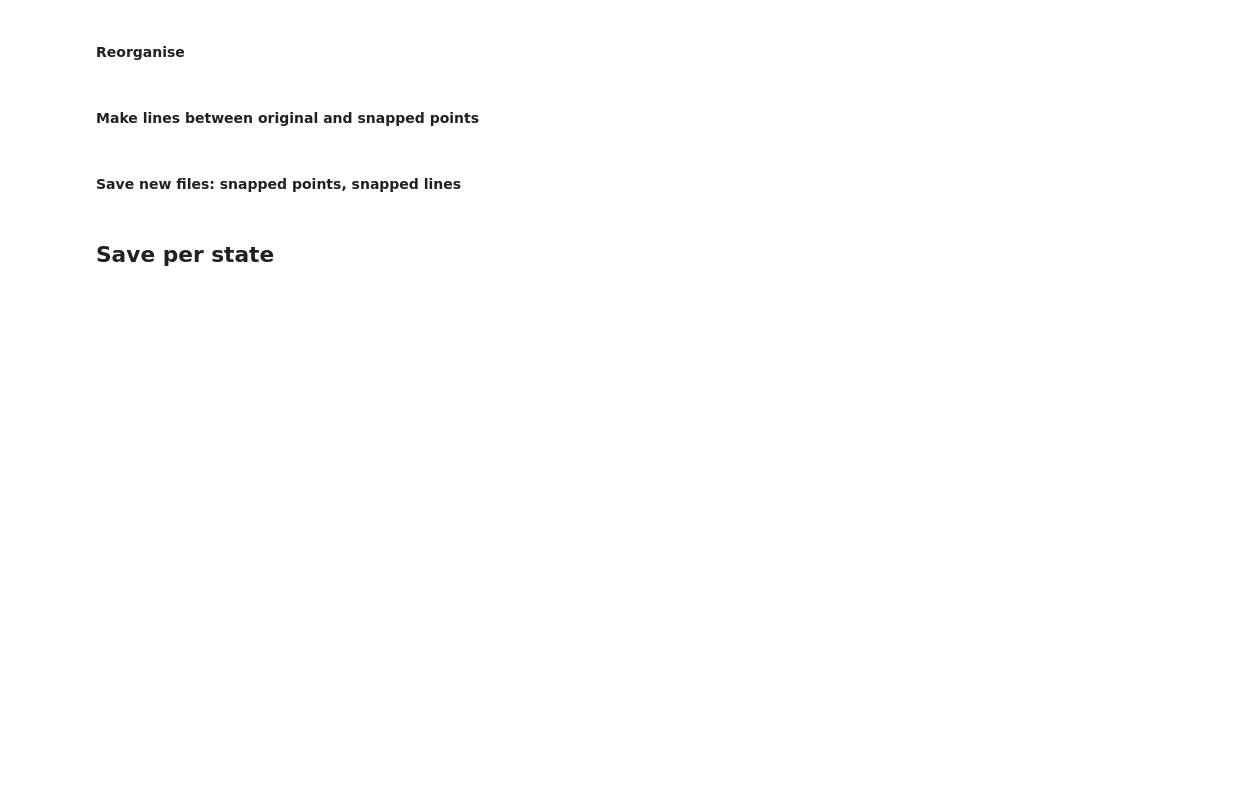
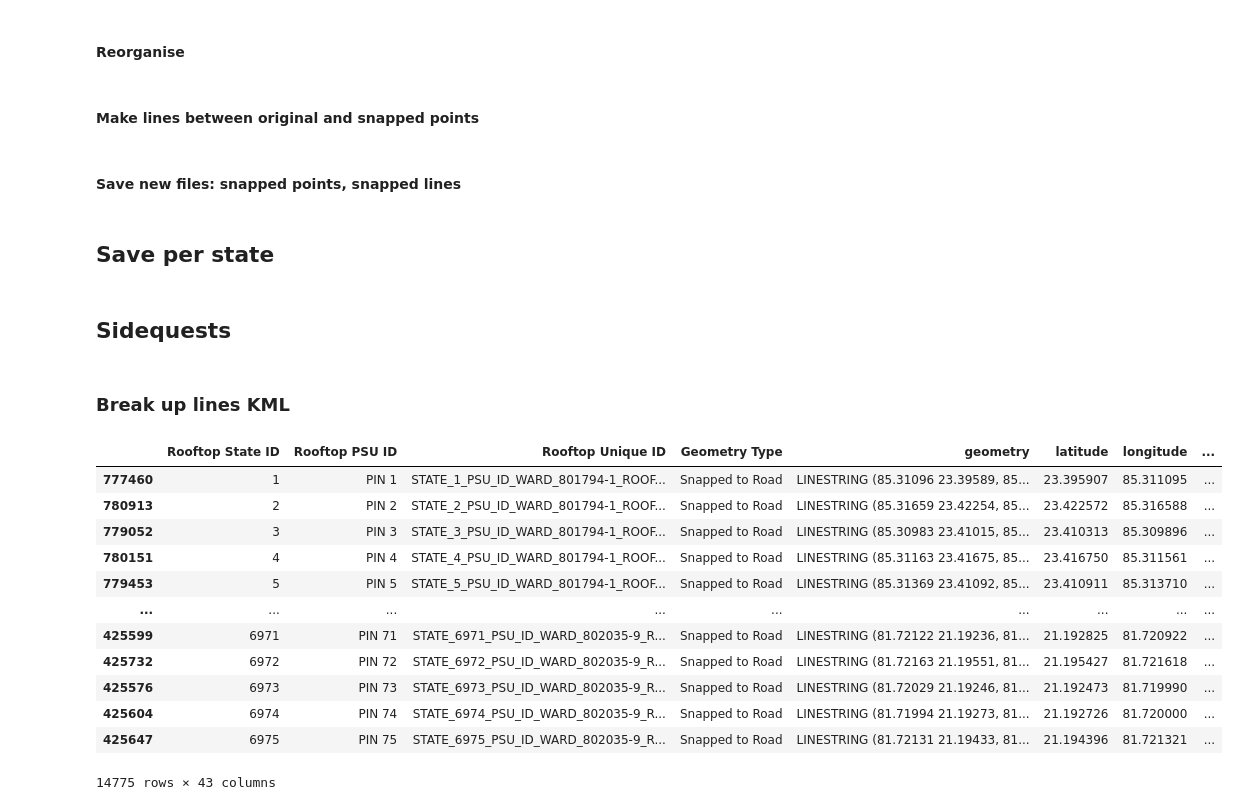
Before and after one commit to IDinsight/rooftop_sampling, a Jupyter notebook: Panel/load_match_sample_training.ipynb, the cells around one changed output. Drawn from its saved outputs; the diff is of its cells as text; code cells hidden in the pictures; blank space fills up the shorter version.

Commit message:
split up lines to files smaller than 5mb

```diff
--- a/Panel/load_match_sample_training.ipynb
+++ b/Panel/load_match_sample_training.ipynb
@@ -882,3 +882,27 @@ for state in tqdm(sampled_rooftops_organised_gdf["State Name"].unique()):
         f"{state}_sampled_rooftops_snapped_lines",
         ["parquet", "kml"],
     )
+# %% [markdown]
+## Sidequests
+# %% [markdown]
+### Break up lines KML
+# %%
+lines_gdf = gpd.read_parquet(
+    OUTPUT_DATA_DIR / "01. Sampled Rooftop Data" / "sampled_rooftops_snapped_lines.parquet"
+)
+# %%
+lines_gdf
+# %% [output]
+|  | Rooftop State ID | Rooftop PSU ID | Rooftop Unique ID | Geometry Type | geometry | latitude | longitude | ... |
+| 777460 | 1 | PIN 1 | STATE_1_PSU_ID_WARD_801794-1_ROOF... | Snapped to Road | LINESTRING (85.31096 23.39589, 85... | 23.395907 | 85.311095 | ... |
+| 780913 | 2 | PIN 2 | STATE_2_PSU_ID_WARD_801794-1_ROOF... | Snapped to Road | LINESTRING (85.31659 23.42254, 85... | 23.422572 | 85.316588 | ... |
+| 779052 | 3 | PIN 3 | STATE_3_PSU_ID_WARD_801794-1_ROOF... | Snapped to Road | LINESTRING (85.30983 23.41015, 85... | 23.410313 | 85.309896 | ... |
+| 780151 | 4 | PIN 4 | STATE_4_PSU_ID_WARD_801794-1_ROOF... | Snapped to Road | LINESTRING (85.31163 23.41675, 85... | 23.416750 | 85.311561 | ... |
+| 779453 | 5 | PIN 5 | STATE_5_PSU_ID_WARD_801794-1_ROOF... | Snapped to Road | LINESTRING (85.31369 23.41092, 85... | 23.410911 | 85.313710 | ... |
+| ... | ... | ... | ... | ... | ... | ... | ... | ... |
+| 425599 | 6971 | PIN 71 | STATE_6971_PSU_ID_WARD_802035-9_R... | Snapped to Road | LINESTRING (81.72122 21.19236, 81... | 21.192825 | 81.720922 | ... |
+| 425732 | 6972 | PIN 72 | STATE_6972_PSU_ID_WARD_802035-9_R... | Snapped to Road | LINESTRING (81.72163 21.19551, 81... | 21.195427 | 81.721618 | ... |
+| 425576 | 6973 | PIN 73 | STATE_6973_PSU_ID_WARD_802035-9_R... | Snapped to Road | LINESTRING (81.72029 21.19246, 81... | 21.192473 | 81.719990 | ... |
+| 425604 | 6974 | PIN 74 | STATE_6974_PSU_ID_WARD_802035-9_R... | Snapped to Road | LINESTRING (81.71994 21.19273, 81... | 21.192726 | 81.720000 | ... |
+| 425647 | 6975 | PIN 75 | STATE_6975_PSU_ID_WARD_802035-9_R... | Snapped to Road | LINESTRING (81.72131 21.19433, 81... | 21.194396 | 81.721321 | ... |
+14775 rows × 43 columns
```
Also changed, not shown: parts of 2 cells of this notebook.
